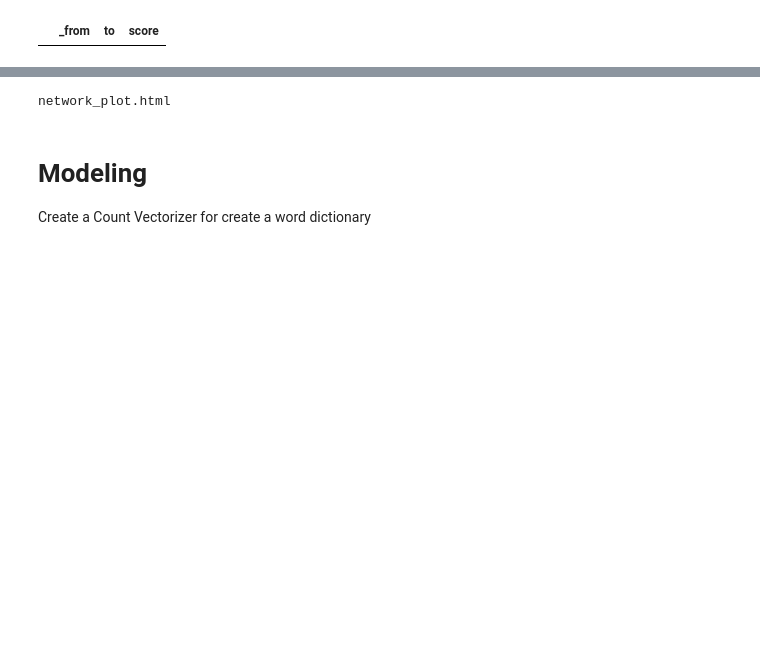
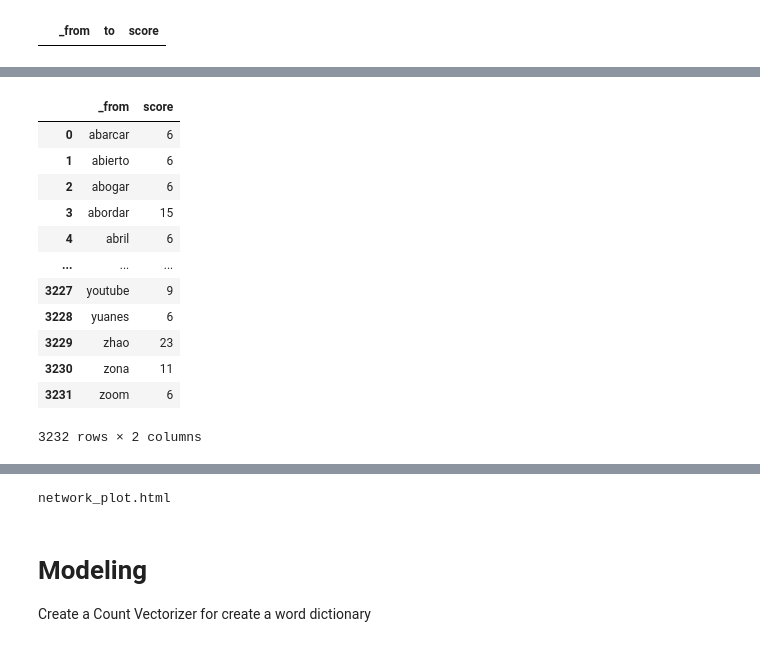
Before and after one commit to alejomaar/Network-Science-for-Data-Analytics, a Jupyter notebook: term_project/term_project.ipynb, the cells around one changed output, grey strips where cells are left out. Saved outputs shown, nothing was run; the diff lists cells and outputs as text; code cells hidden in the pictures; blank space fills up the shorter version.

```diff
--- a/term_project/term_project.ipynb
+++ b/term_project/term_project.ipynb
@@ -345,0 +366,16 @@ def normalize(v):
+# %%
+node_scores
+# %% [output]
+|  | _from | score |
+| 0 | abarcar | 6 |
+| 1 | abierto | 6 |
+| 2 | abogar | 6 |
+| 3 | abordar | 15 |
+| 4 | abril | 6 |
+| ... | ... | ... |
+| 3227 | youtube | 9 |
+| 3228 | yuanes | 6 |
+| 3229 | zhao | 23 |
+| 3230 | zona | 11 |
+| 3231 | zoom | 6 |
+3232 rows × 2 columns
```
Also changed, not shown: parts of 17 cells of this notebook, 1 other file.
